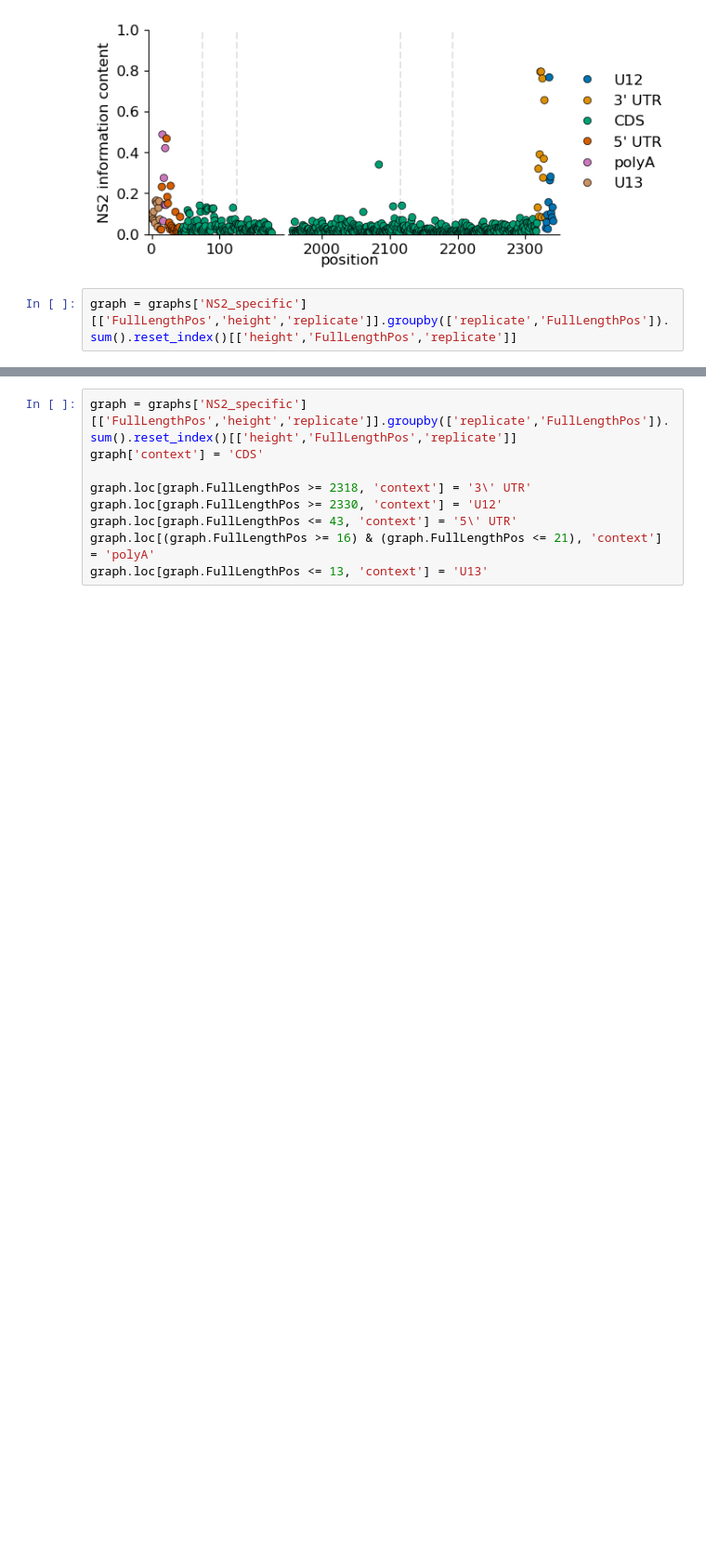
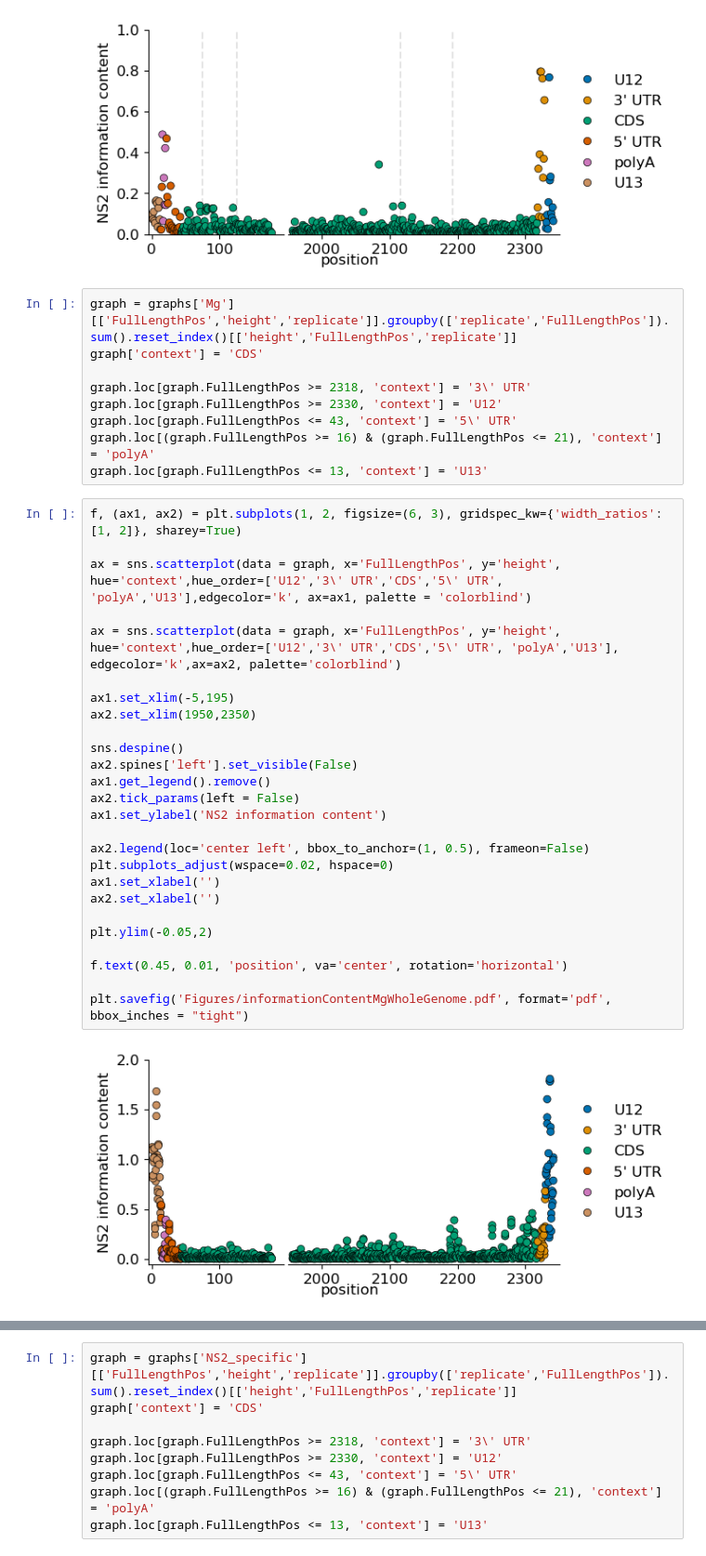
Before and after one commit to Russell-laboratory/NS2_sequence_specificity, a Jupyter notebook: Figures_sequencing.ipynb, the cells around one changed output, grey strips where cells are left out. Shown at 93% size. Cells and saved outputs as stored; diff of their text form; blank space fills up the shorter version.

```diff
--- a/Figures_sequencing.ipynb
+++ b/Figures_sequencing.ipynb
@@ -1595,5 +1656,40 @@ ax.axvline(x=2193, color='k', linestyle='--', alpha=0.1)
 plt.savefig('Figures/informationContentNS2selectionWholeGenome.pdf', format='pdf', bbox_inches = "tight")
 # %% [output]
 [figure]
-# %%
-graph = graphs['NS2_specific'][['FullLengthPos','height','replicate']].groupby(['replicate','FullLengthPos']).sum().reset_index()[['height','FullLengthPos','replicate']]
+# %%
+graph = graphs['Mg'][['FullLengthPos','height','replicate']].groupby(['replicate','FullLengthPos']).sum().reset_index()[['height','FullLengthPos','replicate']]
+graph['context'] = 'CDS'
+
+graph.loc[graph.FullLengthPos >= 2318, 'context'] = '3\' UTR'
+graph.loc[graph.FullLengthPos >= 2330, 'context'] = 'U12'
+graph.loc[graph.FullLengthPos <= 43, 'context'] = '5\' UTR'
+graph.loc[(graph.FullLengthPos >= 16) & (graph.FullLengthPos <= 21), 'context'] = 'polyA'
+graph.loc[graph.FullLengthPos <= 13, 'context'] = 'U13'
+# %%
+f, (ax1, ax2) = plt.subplots(1, 2, figsize=(6, 3), gridspec_kw={'width_ratios': [1, 2]}, sharey=True)
+
+ax = sns.scatterplot(data = graph, x='FullLengthPos', y='height', hue='context',hue_order=['U12','3\' UTR','CDS','5\' UTR', 'polyA','U13'],edgecolor='k', ax=ax1, palette = 'colorblind')
+
+ax = sns.scatterplot(data = graph, x='FullLengthPos', y='height', hue='context',hue_order=['U12','3\' UTR','CDS','5\' UTR', 'polyA','U13'], edgecolor='k',ax=ax2, palette='colorblind')
+
+ax1.set_xlim(-5,195)
+ax2.set_xlim(1950,2350)
+
+sns.despine()
+ax2.spines['left'].set_visible(False)
+ax1.get_legend().remove()
+ax2.tick_params(left = False)
+ax1.set_ylabel('NS2 information content')
+
+ax2.legend(loc='center left', bbox_to_anchor=(1, 0.5), frameon=False)
+plt.subplots_adjust(wspace=0.02, hspace=0)
+ax1.set_xlabel('')
+ax2.set_xlabel('')
+
+plt.ylim(-0.05,2)
+
+f.text(0.45, 0.01, 'position', va='center', rotation='horizontal')
+
+plt.savefig('Figures/informationContentMgWholeGenome.pdf', format='pdf', bbox_inches = "tight")
+# %% [output]
+[figure, added]
```
Also changed, not shown: parts of 23 cells of this notebook, 44 other files.
